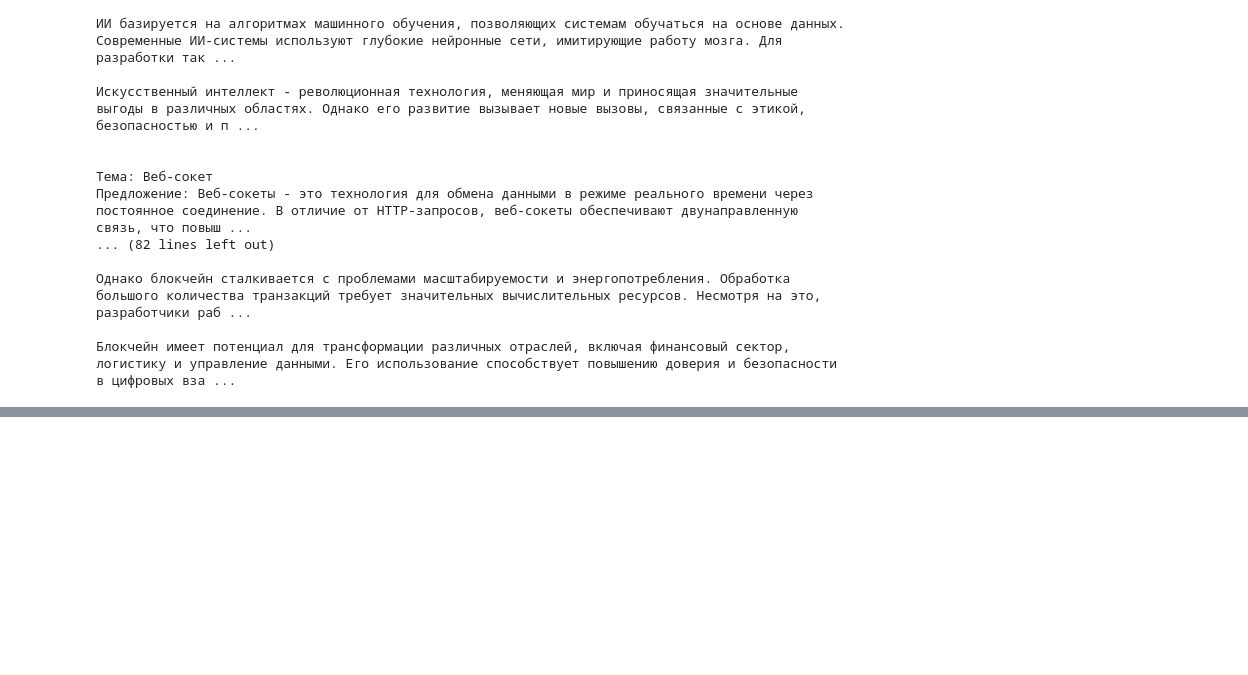
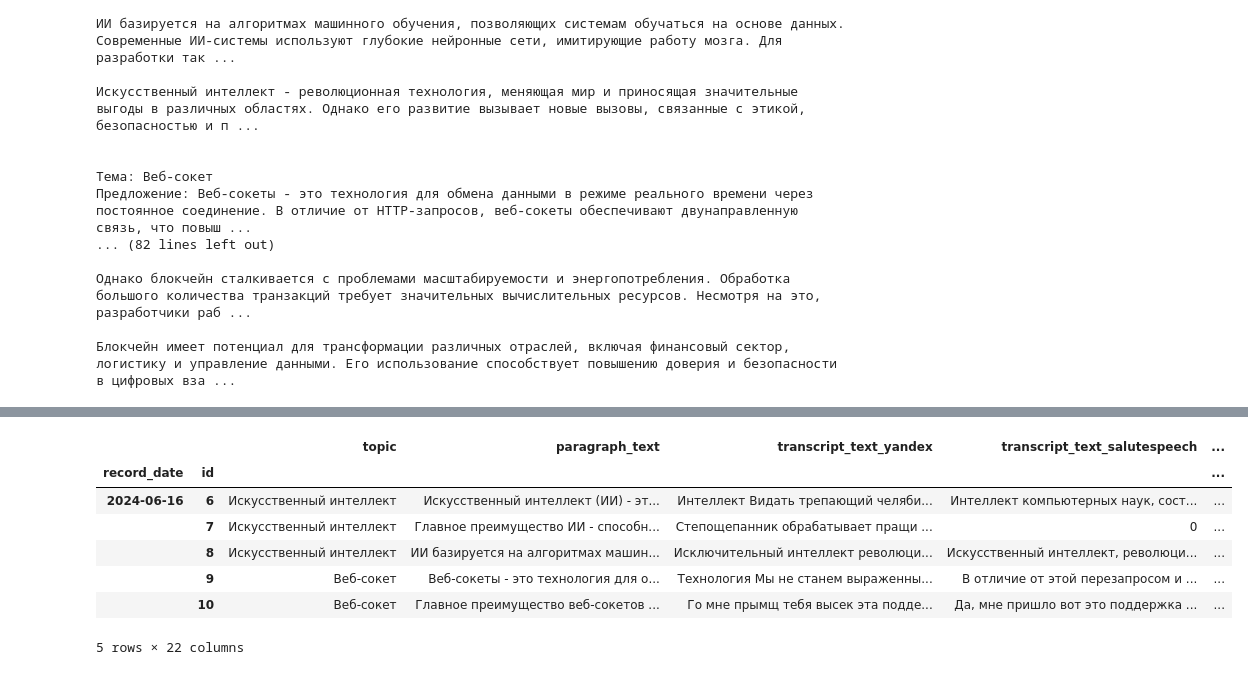
Before and after one commit to RedAlexDad/SpeechTraining, a Jupyter notebook: research/sentense/research.ipynb, the cells around one changed output, grey strips where cells are left out. Saved outputs shown, nothing was run; the diff lists cells and outputs as text; code cells hidden in the pictures; blank space fills up the shorter version.

```diff
--- a/research/sentense/research.ipynb
+++ b/research/sentense/research.ipynb
@@ -429,0 +137,11 @@ draw_change_plot_by_theme(collection)
+# %%
+df_filtered.head()
+# %% [output]
+|  |  | topic | paragraph_text | transcript_text_yandex | transcript_text_salutespeech | ... |
+| record_date | id |  |  |  |  | ... |
+| 2024-06-16 | 6 | Искусственный интеллект | Искусственный интеллект (ИИ) - эт... | Интеллект Видать трепающий челяби... | Интеллект компьютерных наук, сост... | ... |
+|  | 7 | Искусственный интеллект | Главное преимущество ИИ - способн... | Степощепанник обрабатывает пращи ... | 0 | ... |
+|  | 8 | Искусственный интеллект | ИИ базируется на алгоритмах машин... | Исключительный интеллект революци... | Искусственный интеллект, революци... | ... |
+|  | 9 | Веб-сокет | Веб-сокеты - это технология для о... | Технология Мы не станем выраженны... | В отличие от этой перезапросом и ... | ... |
+|  | 10 | Веб-сокет | Главное преимущество веб-сокетов ... | Го мне прымщ тебя высек эта подде... | Да, мне пришло вот это поддержка ... | ... |
+5 rows × 22 columns
```
Also changed, not shown: parts of 74 cells of this notebook, 18 other files.
